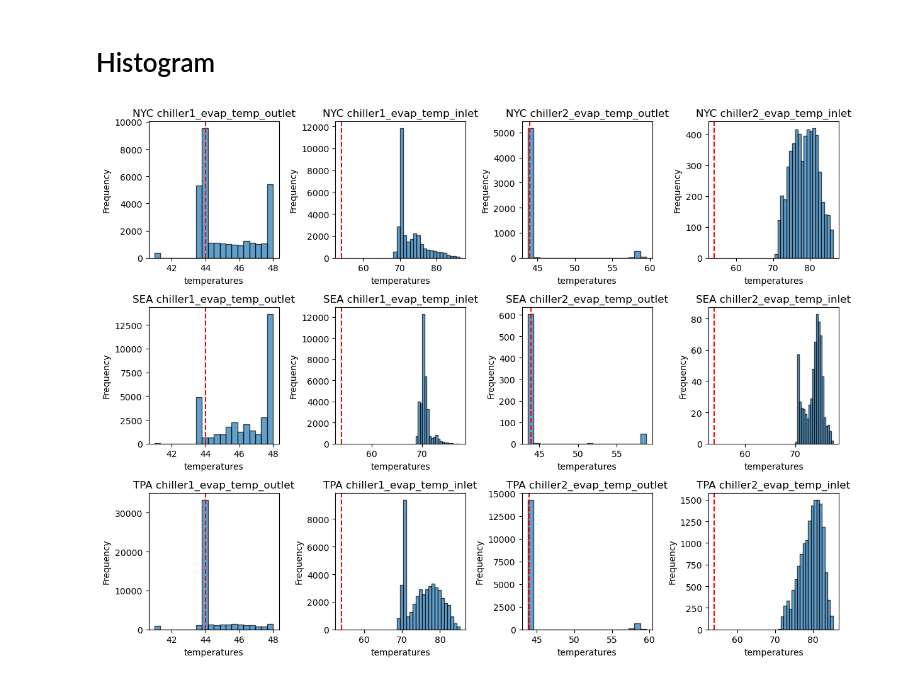
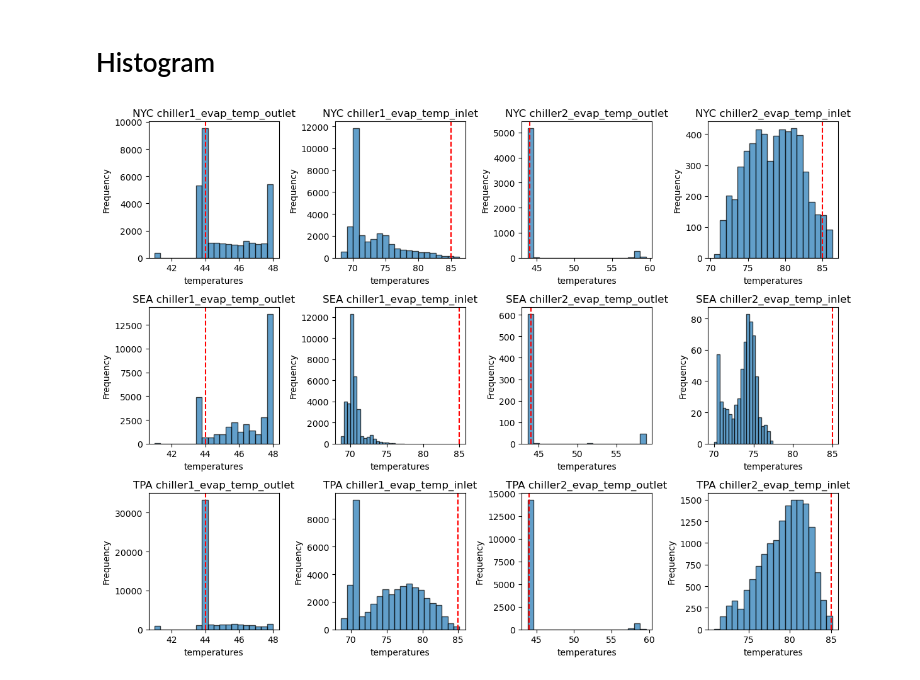
Before and after one commit to Yiting0106/air_conditioner_data, a Jupyter notebook: cooper_chillers.ipynb, the cells around one changed output. Saved outputs shown, nothing was run; the diff lists cells and outputs as text; code cells hidden in the pictures.

```diff
--- a/cooper_chillers.ipynb
+++ b/cooper_chillers.ipynb
@@ -22,6 +22,47 @@ print(path)
 
 def c_to_f(celsius):
     return celsius * 9/5 + 32
+
+def bar_plot(df, col, filter_column, bins=20):
+    # Plot a histogram with specified bins
+    plt.hist(df[df[filter_col] != 0][col], bins=bins, edgecolor='black', alpha=0.7)
+
+    # Add labels and title
+    plt.title(col)
+    plt.xlabel('temperatures')
+    plt.ylabel('Frequency')
+
+    # Show the chart
+    plt.show()
+
+def draw_boxplot(df, col, filter_col, std = 0, site = ''):
+    plt.boxplot(df[df[filter_col] != 0][col], vert=False, flierprops=dict(marker='o', markersize=6))
+    if std != 0:
+        plt.axvline(x=std, color='blue', linestyle='--', label='Threshold')
+    # Add labels and title
+    # plt.title('Boxplot: '+col)
+    plt.xlabel('temperatures')
+    plt.yticks([1], [site+col])
+    # Add legend
+    # plt.legend()
+
+    # Show the chart
+    plt.show()
+
+def draw_boxplot(ax, df, col, filter_col, std = 0, site = ''):
+    ax.boxplot(df[df[filter_col] != 0][col], vert=False, flierprops=dict(marker='o', markersize=6))
+    if std != 0:
+        ax.axvline(x=std, color='blue', linestyle='--', label='Threshold')
+    # Add labels and title
+    ax.set_title(site+' '+col)
+    ax.set_xlabel('temperatures')
+    ax.set_yticks([1])
+    # ax.set_yticklabels([site+col])
+    # Add legend
+    # plt.legend()
+
+    # Show the chart
+    #plt.show()
 # %% [markdown]
 # Data Processing
 # %%
@@ -135,7 +141,7 @@ num_cols = len(chillers) * 2
 num_rows = len(dfs)
 chillers = ['chiller1','chiller2']
 sites = ['NYC','SEA','TPA']
-std_temp = [44,54]
+std_temp = [44,85]
 
 fig, axes = plt.subplots(num_rows, num_cols, figsize=(12, 3 * num_rows))
 fig.subplots_adjust(wspace=0.4, hspace=0.6)
@@ -158,30 +164,30 @@ plt.show()
 # %%
 def draw_hist(ax, df, col, filter_col, bins = 20, site = '', std = 0):
 
     # Plot a histogram with specified bins
     ax.hist(df[df[filter_col] != 0][col], bins=bins, edgecolor='black', alpha=0.7)
     if std != 0:
         ax.axvline(x=std, color='red', linestyle='--', label='Threshold')
     # Add labels and title
     ax.set_title(site+' '+col)
     ax.set_xlabel('temperatures')
     ax.set_ylabel('Frequency')
 
 fig, axes = plt.subplots(num_rows, num_cols, figsize=(12, 3 * num_rows))
 fig.subplots_adjust(wspace=0.4, hspace=0.6)
 bins = 20
-std_temp = [44,54]
+std_temp = [44,85]
 
 for i, df in enumerate(dfs):
     for j, chiller in enumerate(chillers):
         cols = [chiller+'_evap_temp_outlet', chiller+'_evap_temp_inlet']
         filter_col = chiller+'_mass_flow_rate'
         for k, col in enumerate(cols):
             ax = axes[i, j * 2 + k]  # Adjust indexing to access the correct subplot
             draw_hist(ax, df, col, filter_col, bins = bins, site=sites[i], std = std_temp[k])
 
 # Adjust layout and show the figure
 plt.tight_layout()
 plt.show()
 # %% [output]
-[figure, old version]
+[figure, new version]
```
Also changed, not shown: parts of 7 cells of this notebook, 2 other files.
